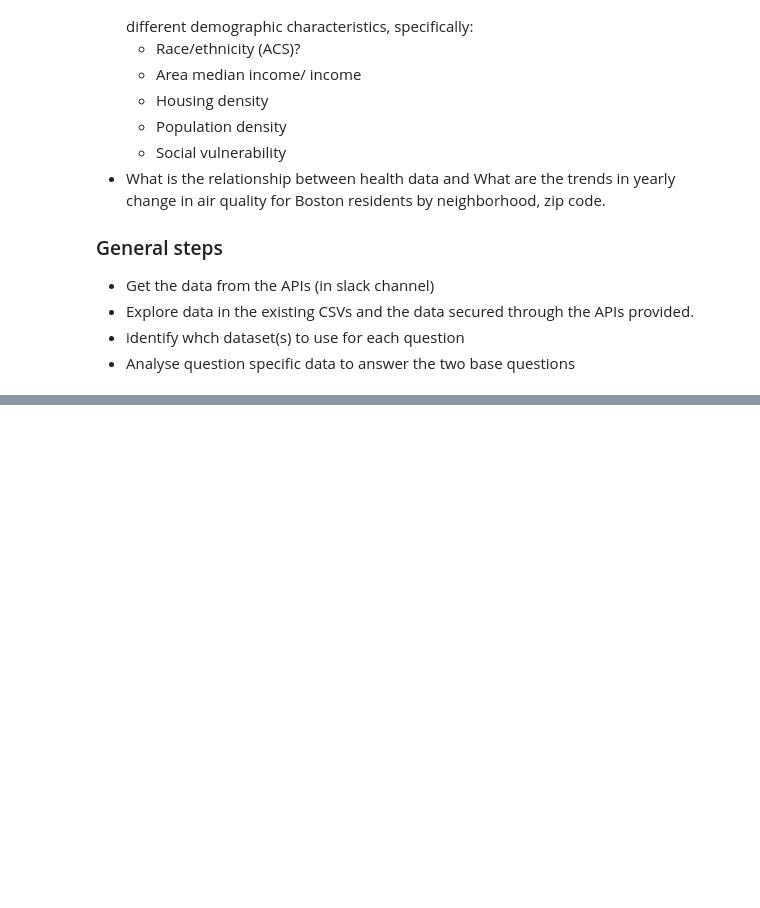
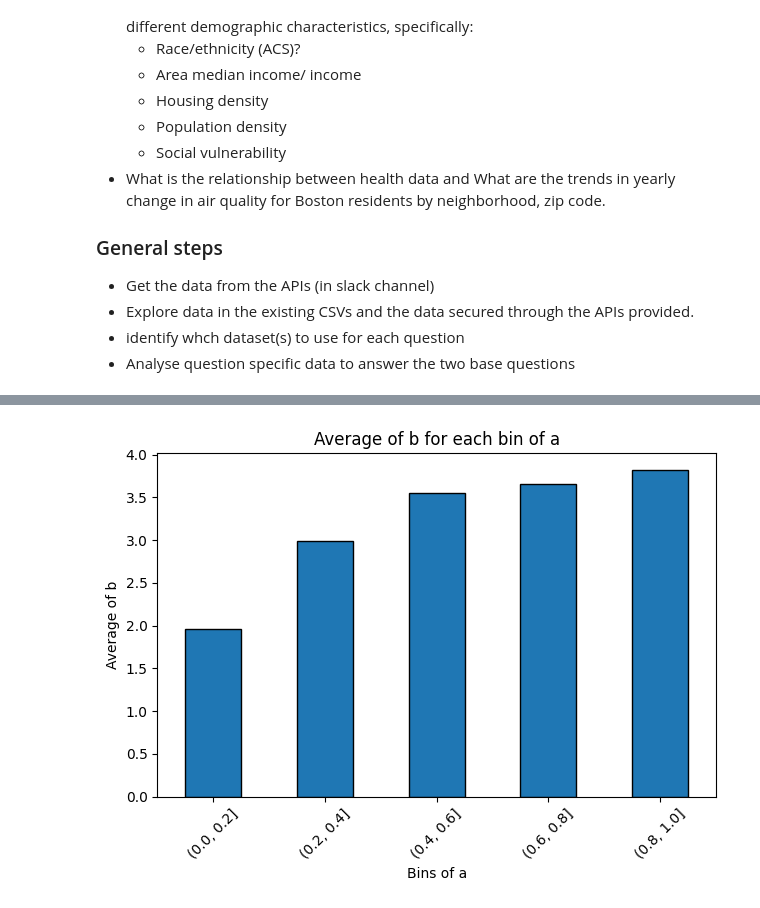
Before and after one commit to BU-Spark/ds-boston-transit-air-quality, a Jupyter notebook: fa23-team-a/code/test.ipynb, the cells around one changed output, grey strips where cells are left out. Saved outputs shown, nothing was run; the diff lists cells and outputs as text; code cells hidden in the pictures; blank space fills up the shorter version.

```diff
--- a/fa23-team-a/code/test.ipynb
+++ b/fa23-team-a/code/test.ipynb
@@ -65,0 +43,19 @@ print(climate_grouped.loc[climate_grouped["Name"] == "Roxbury"])
+# %%
+ppi_filtered["minorities"] = (ppi_filtered["nhaa_10"]+ppi_filtered["nhapi_10"]+ppi_filtered["lat_10"]+ppi_filtered["nhoth_10"])/ \
+                            (ppi_filtered["nhwhi_10"]+ppi_filtered["nhaa_10"]+ppi_filtered["nhapi_10"]+ppi_filtered["lat_10"]+ppi_filtered["nhoth_10"])
+
+bins = [0, 0.2, 0.4, 0.6, 0.8, 1]
+
+ppi_filtered["bin"] = pd.cut(ppi_filtered["minorities"], bins=bins)
+
+binned_avg = ppi_filtered.groupby('bin')['ppi5'].mean()
+
+binned_avg.plot(kind='bar', edgecolor='black')
+plt.title('Average of b for each bin of a')
+plt.xlabel('Bins of a')
+plt.ylabel('Average of b')
+plt.xticks(rotation=45)
+plt.tight_layout()
+plt.show()
+# %% [output]
+[figure, added]
```
Also changed, not shown: parts of 4 cells of this notebook.
